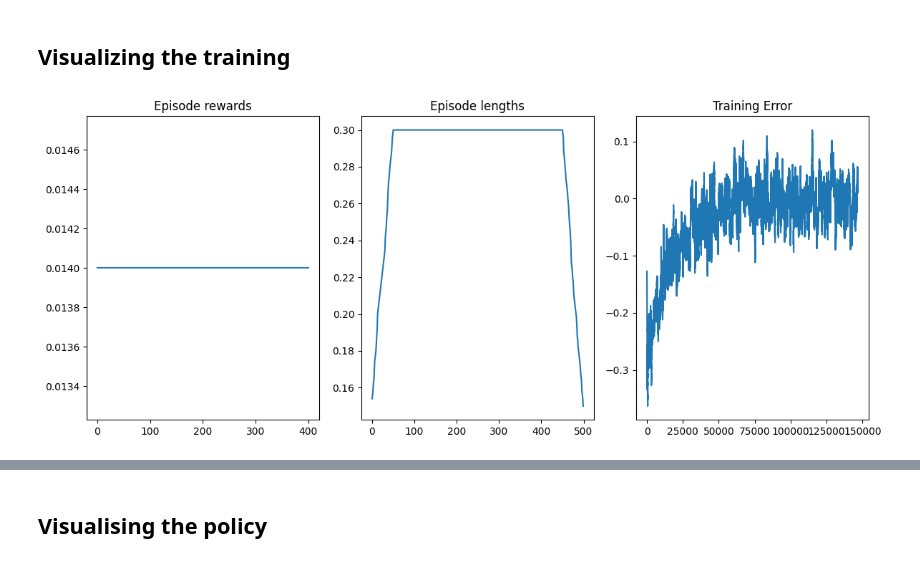
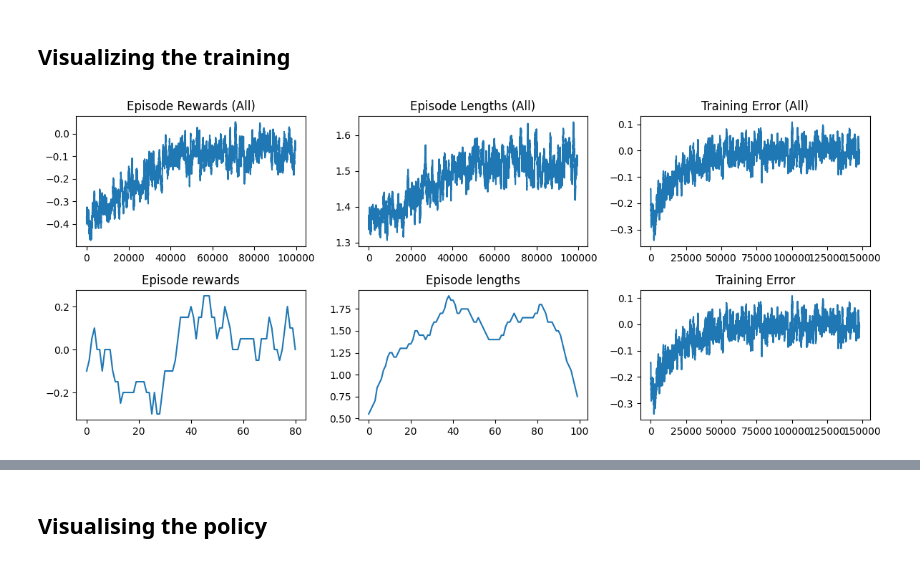
Before and after one commit to UDynamic/Blackjack-Q-learning-AI-Agent, a Jupyter notebook: blackjack.ipynb, the cells around one changed output, grey strips where cells are left out. Cells and saved outputs as stored; diff of their text form; code cells hidden in the pictures.

Commit message:
Fixed #1, #2: agent trained and visualized

```diff
--- a/blackjack.ipynb
+++ b/blackjack.ipynb
@@ -281,34 +281,56 @@ for episode in tqdm(range(n_episodes)):
 ## Visualizing the training
 # %%
 rolling_length = 500
+rolling_length_wraper = 20
 fig, axs = plt.subplots(nrows=2, ncols=3, figsize=(12, 5))
+
+# ---------------- Row 1: Full training history (rolling average) ----------------
+
+# Rewards (all episodes, rolling average)
+reward_ma = np.convolve(np.array(episode_rewards), np.ones(rolling_length)/rolling_length, mode='valid')
+axs[0, 0].plot(range(len(reward_ma)), reward_ma)
+axs[0, 0].set_title("Episode Rewards (All)")
+
+# Episode lengths (all episodes, rolling average)
+length_ma = np.convolve(np.array(episode_lengths), np.ones(rolling_length)/rolling_length, mode='valid')
+axs[0, 1].plot(range(len(length_ma)), length_ma)
+axs[0, 1].set_title("Episode Lengths (All)")
+
+# Training error / temporal difference (all steps, rolling average)
+td_ma = np.convolve(np.array(agent.training_error), np.ones(rolling_length)/rolling_length, mode='same')
+axs[0, 2].plot(range(len(td_ma)), td_ma)
+axs[0, 2].set_title("Training Error (All)")
+
+
+
+# ---------------- Row 2: Last 100 fixed episodes for the env.wraper ----------------
 axs[1, 0].set_title("Episode rewards")
 # compute and assign a rolling average of the data to provide a smoother graph
 reward_moving_average = (
     np.convolve(
-        np.array(env.return_queue).flatten(), np.ones(rolling_length), mode="valid"
+        np.array(env.return_queue).flatten(), np.ones(rolling_length_wraper), mode="valid"
     )
-    / rolling_length
+    / rolling_length_wraper
 )
 axs[1, 0].plot(range(len(reward_moving_average)), reward_moving_average)
 axs[1, 1].set_title("Episode lengths")
 length_moving_average = (
     np.convolve(
-        np.array(env.length_queue).flatten(), np.ones(rolling_length), mode="same"
+        np.array(env.length_queue).flatten(), np.ones(rolling_length_wraper), mode="same"
     )
-    / rolling_length
+    / rolling_length_wraper
 )
 axs[1, 1].plot(range(len(length_moving_average)), length_moving_average)
 axs[1, 2].set_title("Training Error")
 training_error_moving_average = (
     np.convolve(np.array(agent.training_error), np.ones(rolling_length), mode="same")
     / rolling_length
 )
 axs[1, 2].plot(range(len(training_error_moving_average)), training_error_moving_average)
 plt.tight_layout()
 plt.show()
 # %% [output]
-[figure, old version]
+[figure, new version]
 # %% [markdown]
 <img src="file://_static/img/projects/blackjack_training_plots.png">
 # %% [markdown]
```
Also changed, not shown: parts of 2 cells of this notebook.
